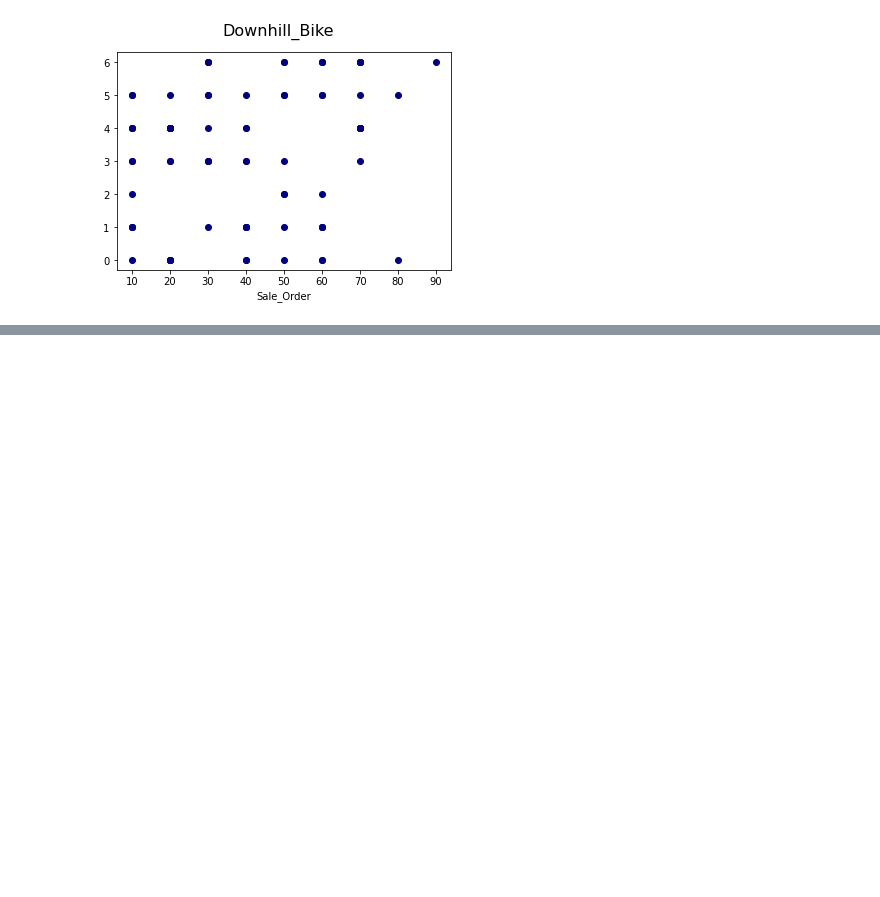
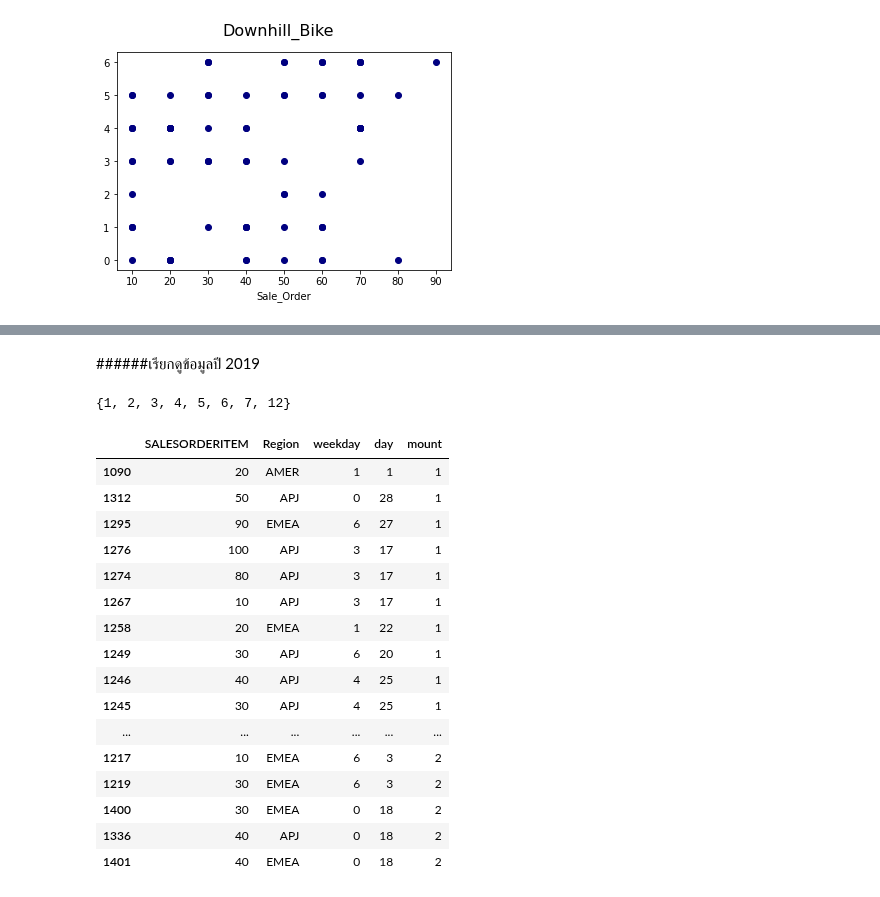
Before and after one commit to nicha0524/DPDM2021, a Jupyter notebook: Untitled11.ipynb, the cells around one changed output, grey strips where cells are left out. Drawn from its saved outputs; the diff is of its cells as text; code cells hidden in the pictures; blank space fills up the shorter version.

```diff
--- a/Untitled11.ipynb
+++ b/Untitled11.ipynb
@@ -861,0 +864,2 @@ plt.show()
+# %%
+EB=Sale[Sale['name_product']=='EB']
@@ -861,0 +906,28 @@ plt.show()
+# %% [markdown]
+######เรียกดูข้อมูลปี 2019
+# %%
+EB_2019=EB[EB['year']==2019]
+# %%
+set(EB_2019['mount'])
+# %% [output]
+{1, 2, 3, 4, 5, 6, 7, 12}
+# %%
+EB_2019[(EB_2019['mount']>=1)&(EB_2019['mount']<=2)].sort_values(by='mount').iloc[:,[1,14,16,17,18]]
+# %% [output]
+|  | SALESORDERITEM | Region | weekday | day | mount |
+| 1090 | 20 | AMER | 1 | 1 | 1 |
+| 1312 | 50 | APJ | 0 | 28 | 1 |
+| 1295 | 90 | EMEA | 6 | 27 | 1 |
+| 1276 | 100 | APJ | 3 | 17 | 1 |
+| 1274 | 80 | APJ | 3 | 17 | 1 |
+| 1267 | 10 | APJ | 3 | 17 | 1 |
+| 1258 | 20 | EMEA | 1 | 22 | 1 |
+| 1249 | 30 | APJ | 6 | 20 | 1 |
+| 1246 | 40 | APJ | 4 | 25 | 1 |
+| 1245 | 30 | APJ | 4 | 25 | 1 |
+| ... | ... | ... | ... | ... | ... |
+| 1217 | 10 | EMEA | 6 | 3 | 2 |
+| 1219 | 30 | EMEA | 6 | 3 | 2 |
+| 1400 | 30 | EMEA | 0 | 18 | 2 |
+| 1336 | 40 | APJ | 0 | 18 | 2 |
+| 1401 | 40 | EMEA | 0 | 18 | 2 |
```
Also changed, not shown: parts of 32 cells of this notebook.
